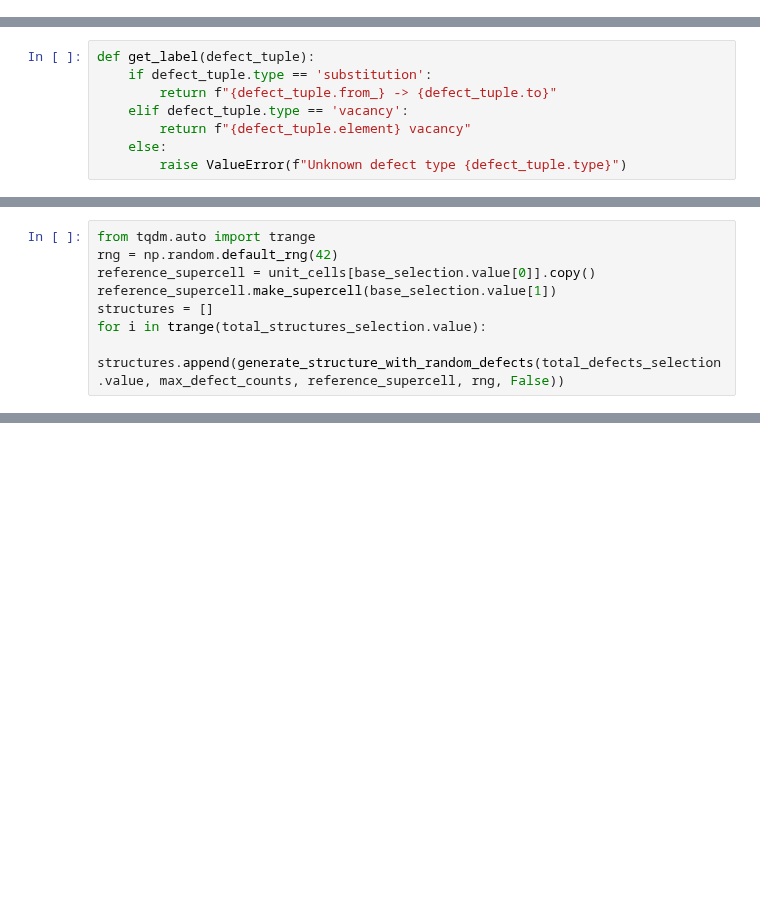
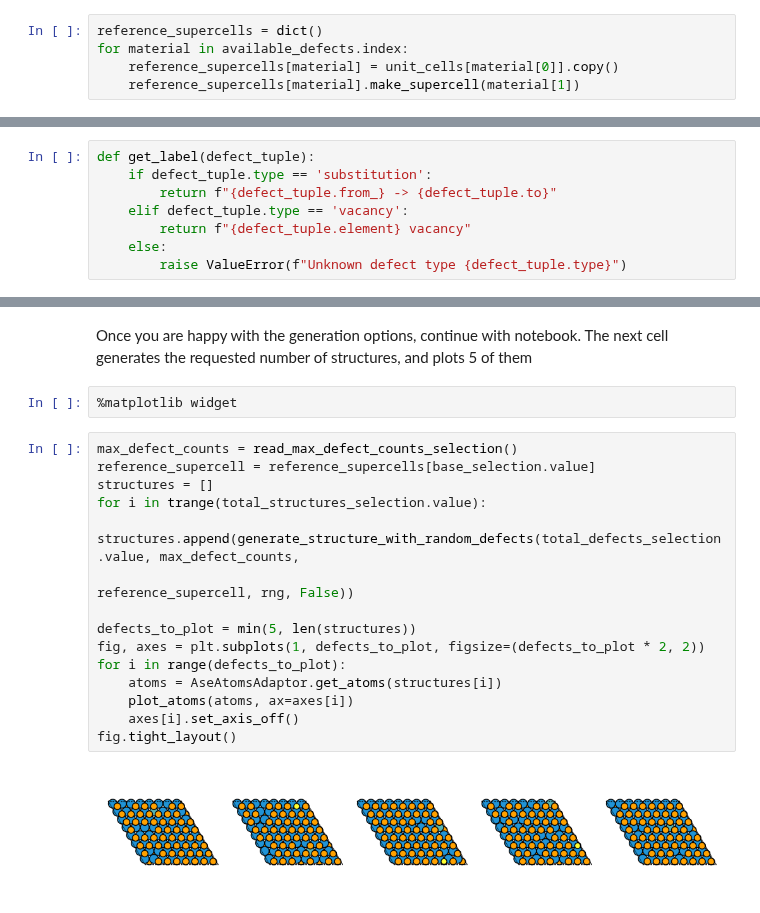
Before and after one commit to HSE-LAMBDA/ai4material_design, a Jupyter notebook: notebooks/Inference.ipynb, the cells around one changed output, grey strips where cells are left out. Cells and saved outputs as stored; diff of their text form; blank space fills up the shorter version.

```diff
--- a/notebooks/Inference.ipynb
+++ b/notebooks/Inference.ipynb
@@ -76,3 +98,8 @@ import ipywidgets as widgets
+# %%
+reference_supercells = dict()
+for material in available_defects.index:
+    reference_supercells[material] = unit_cells[material[0]].copy()
+    reference_supercells[material].make_supercell(material[1])
 # %%
 material_labels = list(map(lambda x: f"{x[0]}, {x[1][0]}x{x[1][1]} supercell", available_defects.index))
 # %%
@@ -118,8 +112,0 @@ for defect, count_widget in max_defect_counts_selection.items():
-# %%
-from tqdm.auto import trange
-rng = np.random.default_rng(42)
-reference_supercell = unit_cells[base_selection.value[0]].copy()
-reference_supercell.make_supercell(base_selection.value[1])
-structures = []
-for i in trange(total_structures_selection.value):
-    structures.append(generate_structure_with_random_defects(total_defects_selection.value, max_defect_counts, reference_supercell, rng, False))
@@ -125,0 +200,21 @@ for i in trange(total_structures_selection.value):
+# %% [markdown]
+Once you are happy with the generation options, continue with notebook. The next cell generates the requested number of structures, and plots 5 of them
+# %%
+%matplotlib widget
+# %%
+max_defect_counts = read_max_defect_counts_selection()
+reference_supercell = reference_supercells[base_selection.value]
+structures = []
+for i in trange(total_structures_selection.value):
+    structures.append(generate_structure_with_random_defects(total_defects_selection.value, max_defect_counts,
+                                                             reference_supercell, rng, False))
+
+defects_to_plot = min(5, len(structures))
+fig, axes = plt.subplots(1, defects_to_plot, figsize=(defects_to_plot * 2, 2))
+for i in range(defects_to_plot):
+    atoms = AseAtomsAdaptor.get_atoms(structures[i])
+    plot_atoms(atoms, ax=axes[i])
+    axes[i].set_axis_off()
+fig.tight_layout()
+# %% [output]
+[figure, added]
```
Also changed, not shown: parts of 24 cells of this notebook, 6 other files.
